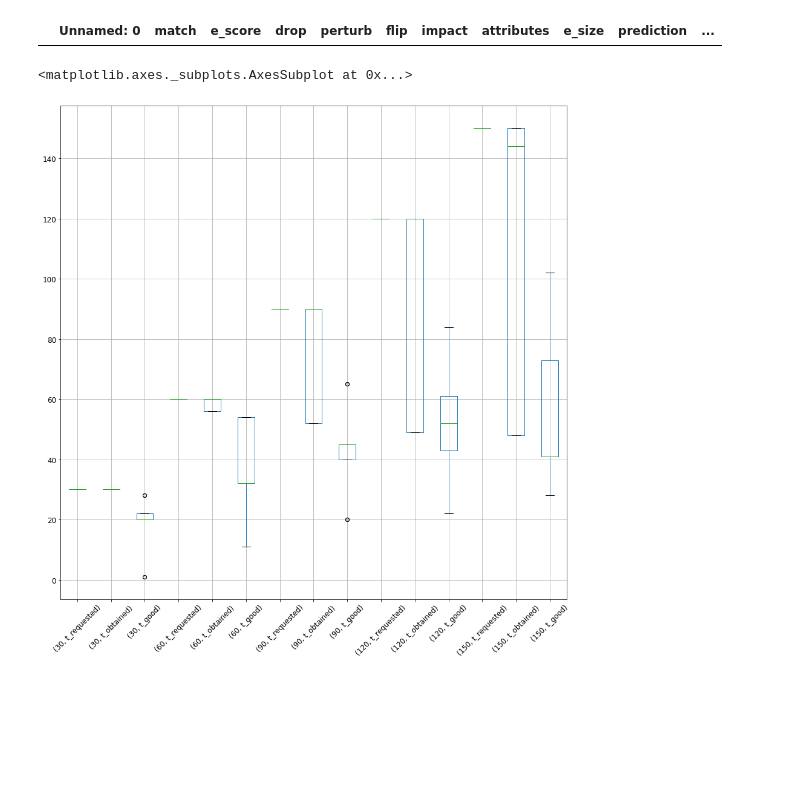
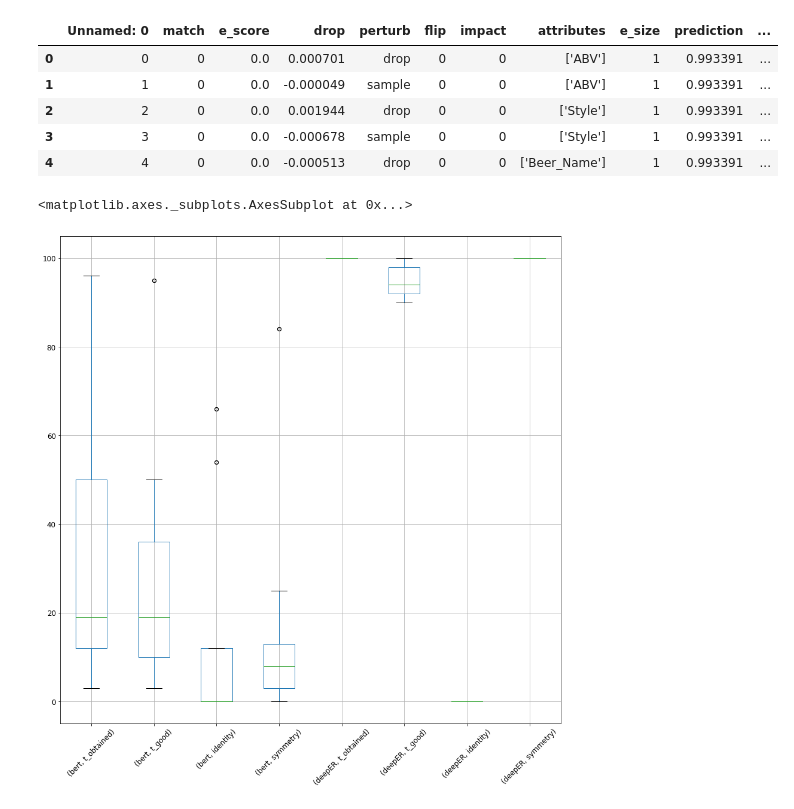
Before and after one commit to tteofili/certa, a Jupyter notebook: experiments/sample_eval.ipynb, the cells around one changed output. Cells and saved outputs as stored; diff of their text form; code cells hidden in the pictures; blank space fills up the shorter version.

```diff
--- a/experiments/sample_eval.ipynb
+++ b/experiments/sample_eval.ipynb
@@ -71,5 +8,0 @@ tn.head()
-# %%
-fp = nl.loc[(nl['match']==1)]
-fp.head()
-# %% [output]
-|  | Unnamed: 0 | match | e_score | drop | perturb | flip | impact | attributes | e_size | prediction | ... |
@@ -76,6 +33,22 @@ fp.head()
+# %%
+eval_df = pd.concat([eval_emt_df, eval_dm_df, eval_de_df], axis=0)
+ml = eval_df.loc[(eval_df['label']==1)]
+nl = eval_df.loc[(eval_df['label']==0)]
+tp = ml.loc[(ml['match']==1)]
+fn = ml.loc[(ml['match']==0)]
+tn = nl.loc[(nl['match']==0)]
+fp = nl.loc[(nl['match']==1)]
+eval_df.head()
+# %% [output]
+|  | Unnamed: 0 | match | e_score | drop | perturb | flip | impact | attributes | e_size | prediction | ... |
+| 0 | 0 | 0 | 0.0 | 0.000701 | drop | 0 | 0 | ['ABV'] | 1 | 0.993391 | ... |
+| 1 | 1 | 0 | 0.0 | -0.000049 | sample | 0 | 0 | ['ABV'] | 1 | 0.993391 | ... |
+| 2 | 2 | 0 | 0.0 | 0.001944 | drop | 0 | 0 | ['Style'] | 1 | 0.993391 | ... |
+| 3 | 3 | 0 | 0.0 | -0.000678 | sample | 0 | 0 | ['Style'] | 1 | 0.993391 | ... |
+| 4 | 4 | 0 | 0.0 | -0.000513 | drop | 0 | 0 | ['Beer_Name'] | 1 | 0.993391 | ... |
 # %%
-fn[['t_requested', 't_obtained', 't_good']].groupby('t_requested').boxplot(subplots=False, rot=45, fontsize=12, figsize=(15,15))
+fn[['t_obtained', 't_good', 'identity', 'symmetry', 'model']].groupby('model').boxplot(subplots=False, rot=45, fontsize=12, figsize=(15,15))
 # %% [output]
 <matplotlib.axes._subplots.AxesSubplot at 0x...>
-[figure, old version]
+[figure, new version]
 # %%
```
Also changed, not shown: parts of 18 cells of this notebook, 1 other file.
